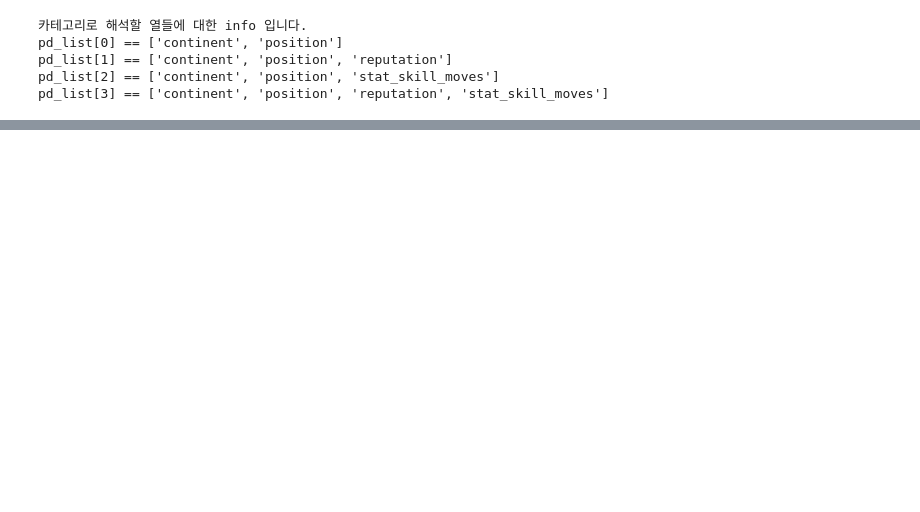
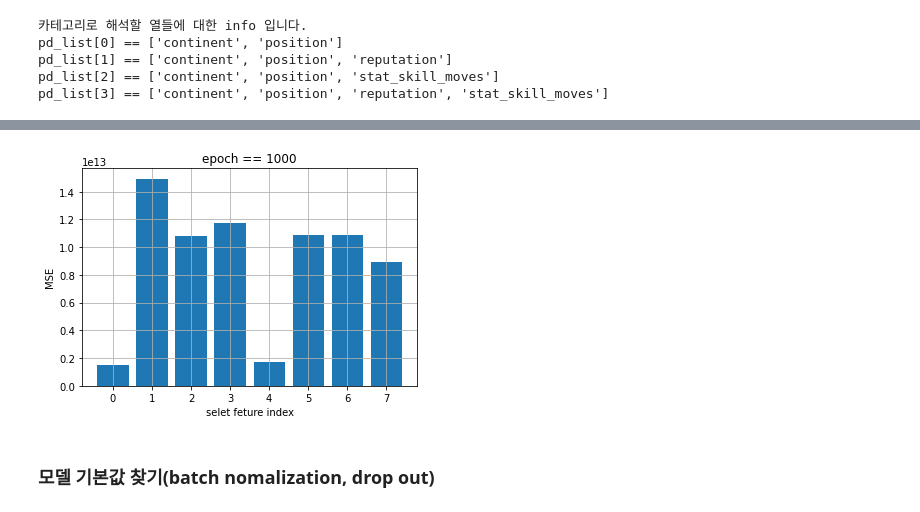
Before and after one commit to querkowe/fifa-pay-prediction, a Jupyter notebook: 03_work_code/ukseongchoi/DL.ipynb, the cells around one changed output, grey strips where cells are left out. Cells and saved outputs as stored; diff of their text form; code cells hidden in the pictures; blank space fills up the shorter version.

```diff
--- a/03_work_code/ukseongchoi/DL.ipynb
+++ b/03_work_code/ukseongchoi/DL.ipynb
@@ -96,0 +69,6 @@ Name: value, Length: 8932, dtype: float64
+# %%
+new_train_future = pd.DataFrame(x_train['age'] * x_train['stat_overall'] * x_train['stat_potential'],columns=['inner_product'])
+new_test_future = pd.DataFrame(test['age'] * test['stat_overall'] * test['stat_potential'],columns=['inner_product'])
+# %%
+x_train = pd.concat([x_train,new_train_future],axis = 1)
+test = pd.concat([test,new_test_future],axis = 1)
@@ -97,24 +92,25 @@ Name: value, Length: 8932, dtype: float64
 # %%
-#조합찾기
+# 조합찾기
 
 from itertools import combinations
 
 arr = ['reputation' , 'stat_skill_moves']
 categorics = []
 for i in range(len(arr)+1):
-  categorics = categorics + list(combinations(arr,i))
+    categorics = categorics + list(combinations(arr,i))
 
 for k in range(len(categorics)):
-  categorics[k] = list(categorics[k])
+    categorics[k] = list(categorics[k])
 
 numerics = []
 for i in range(len(categorics)):
-  remove_set = list(categorics[i])
-  numerics.append([i for i in arr if i not in remove_set])
+    remove_set = list(categorics[i])
+    numerics.append([i for i in arr if i not in remove_set])
 
 categorical_base = ['continent', 'position']
-numerical_base = ['stat_overall', 'stat_potential','contract_until', 'age']
+numerical_base = ['stat_overall', 'stat_potential','contract_until', 'age','inner_product']
 
 for k in range(len(categorics)):
-  categorics[k] = categorical_base + categorics[k]
-  numerics[k] = numerical_base + numerics[k]
+
+    categorics[k] = categorical_base + categorics[k]
+    numerics[k] = numerical_base + numerics[k]
@@ -184,0 +249,19 @@ x_train
+# %%
+combination_result = []
+for i in range(8):
+    combination_result.append(result[i][0])
+# %%
+# 시각화
+combination_len = range(len(combination_result))
+
+plt.title('epoch == 1000')
+plt.bar(combination_len,combination_result)
+
+plt.grid()
+plt.xlabel('selet feture index')
+plt.ylabel('MSE')
+plt.show()
+# %% [output]
+[figure, added]
+# %% [markdown]
+### 모델 기본값 찾기(batch nomalization, drop out)
```
Also changed, not shown: parts of 43 cells of this notebook, 1 other file.
